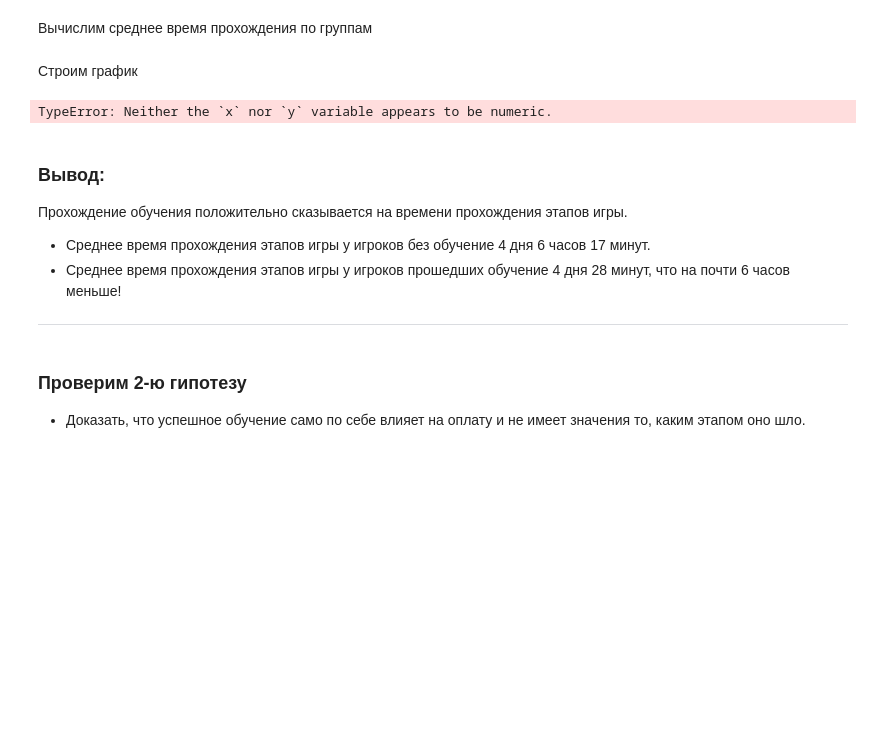
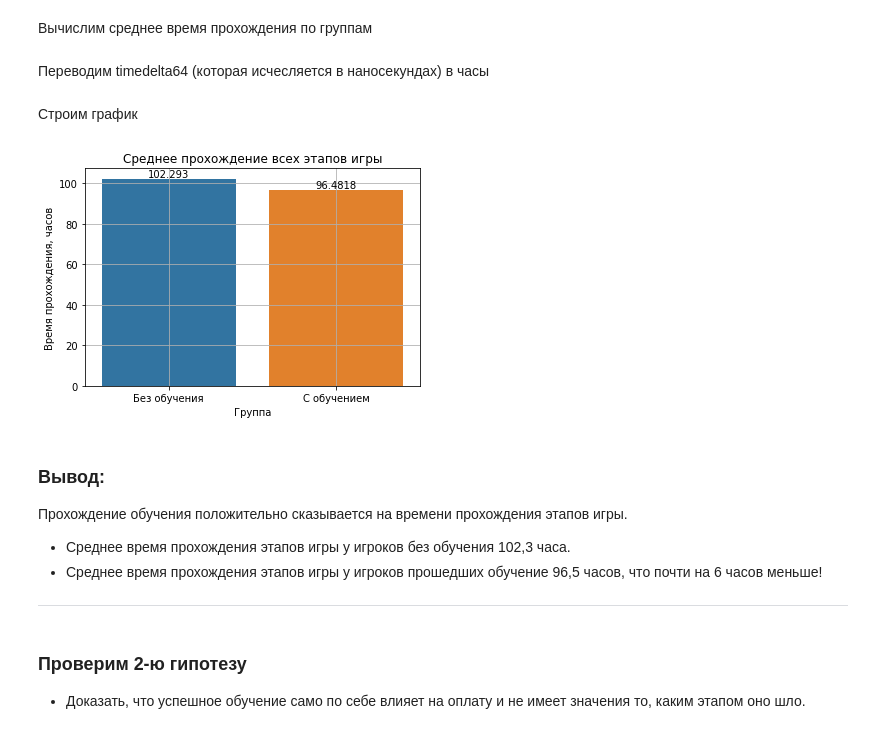
Before and after one commit to VRaptor555/my-apps, a Jupyter notebook: project3/project_3.ipynb, the cells around one changed output. Saved outputs shown, nothing was run; the diff lists cells and outputs as text; code cells hidden in the pictures; blank space fills up the shorter version.

```diff
--- a/project3/project_3.ipynb
+++ b/project3/project_3.ipynb
@@ -44,3 +47,5 @@ purchase_2018['event_type'] = 'purchase'
+# %%
+events_2018['time_diff_tutlevel'] = events_2018[(events_2018['event_type']=='tutorial_finish') | (events_2018['event_type']=='level_choice')].groupby(by=['user_id'])['start_time'].diff()
 # %% [markdown]
 Сделаем объединенный датафрейм из событий и оплат
 # %%
@@ -52,9 +57,15 @@ total_events_df = total_events_df.reset_index(drop=True).sort_values('start_time
 # %% [markdown]
 Сформируем группы пользователей, которые проходили обучение и которые не проходили
 # %%
+mask_tutorial = total_events_df['event_type']=='tutorial_finish'
+mask_first_tutorial = (total_events_df['event_type']=='level_choice') & (total_events_df['time_diff_tutlevel'] > '00:00:00')
+mask_second_tutorial = (total_events_df['event_type']=='tutorial_finish') & (total_events_df['time_diff_tutlevel'] > '00:00:00')
 # Пользователи которые прошли обучение
-users_tutorial_finish = total_events_df[total_events_df['event_type'] == 'tutorial_finish']['user_id'].unique()
+users_tutorial_finish = total_events_df[mask_tutorial]['user_id'].unique()
 print('Количество пользователей завершивших обучение: {}'.format(len(users_tutorial_finish)))
+# Пользователи которые проходили обучение до прохождения всех этапов
+users_tutorial_finish_before = total_events_df[(total_events_df['user_id'].isin(users_tutorial_finish)) & (mask_first_tutorial)]['user_id'].unique()
+users_tutorial_finish_after = total_events_df[(total_events_df['user_id'].isin(users_tutorial_finish)) & (mask_second_tutorial)]['user_id'].unique()
 # Пользователи которые не проходили обучение
 users_not_tutorial = total_events_df[~(total_events_df['user_id'].isin(users_tutorial_finish))]['user_id'].unique()
 print('Количество пользователей не проходивших обучение: {}'.format(len(users_not_tutorial)))
@@ -90,25 +109,36 @@ users_etap['purchase_diff'] = users_etap['purchase'] - users_etap['pack_choice']
 # %%
 group_avg = users_etap.groupby(by='groups')[['level_diff','pack_diff','purchase_diff']].mean()
 group_avg['time_diff'] = group_avg['level_diff'] + group_avg['pack_diff'] + group_avg['purchase_diff']
+# %% [markdown]
+Переводим timedelta64 (которая исчесляется в наносекундах) в часы
+# %%
+group_avg['time_diff'] = group_avg['time_diff'] / np.timedelta64(1, 'h')
 # %% [markdown]
 Строим график
 # %%
 x1 = np.array(['Без обучения','С обучением'])
 fig_tg = sns.barplot(
-    #x=group_avg.index,
-    x=x1,
+    x=group_avg.index,
     y='time_diff',
     data=group_avg,
+    dodge=False,
 )
-plt.show()
+for container in fig_tg.containers:
+    fig_tg.bar_label(container)
+
+fig_tg.set_title('Среднее прохождение всех этапов игры');
+fig_tg.set_xlabel('Группа');
+fig_tg.set_ylabel('Время прохождения, часов');
+fig_tg.set_xticklabels(x1)
+fig_tg.grid()
 # %% [output]
-TypeError: Neither the `x` nor `y` variable appears to be numeric.
+[figure, added]
 # %% [markdown]
 ### Вывод:
 Прохождение обучения положительно сказывается на времени прохождения этапов игры.
 
-* Среднее время прохождения этапов игры у игроков без обучение 4 дня 6 часов 17 минут.
-* Среднее время прохождения этапов игры у игроков прошедших обучение 4 дня 28 минут, что на почти 6 часов меньше!
+* Среднее время прохождения этапов игры у игроков без обучения 102,3 часа.
+* Среднее время прохождения этапов игры у игроков прошедших обучение 96,5 часов, что почти на 6 часов меньше!
 
 ***
 # %% [markdown]
```
Also changed, not shown: parts of 14 cells of this notebook, 1 other file.
